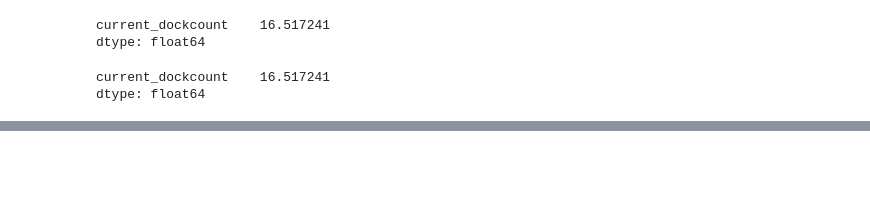
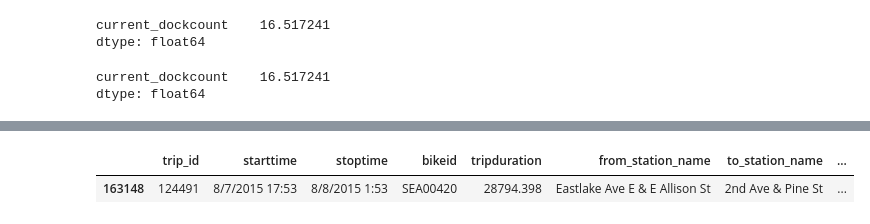
Before and after one commit to Patricia888/data_science, a Jupyter notebook: bike_stats/bike_stats.ipynb, the cells around one changed output, grey strips where cells are left out. Drawn from its saved outputs; the diff is of its cells as text; code cells hidden in the pictures; blank space fills up the shorter version.

```diff
--- a/bike_stats/bike_stats.ipynb
+++ b/bike_stats/bike_stats.ipynb
@@ -134,0 +152,6 @@ pd.DataFrame(dw['Events']).groupby(dw.Events).count().sort_values('Events', asce
+# %%
+# What is the longest trip duration in bike share history?
+dtp.sort_values('tripduration', ascending=False).head(1)
+# %% [output]
+|  | trip_id | starttime | stoptime | bikeid | tripduration | from_station_name | to_station_name | ... |
+| 163148 | 124491 | 8/7/2015 17:53 | 8/8/2015 1:53 | SEA00420 | 28794.398 | Eastlake Ave E & E Allison St | 2nd Ave & Pine St | ... |
```
Also changed, not shown: parts of 5 cells of this notebook, 1 other file.
